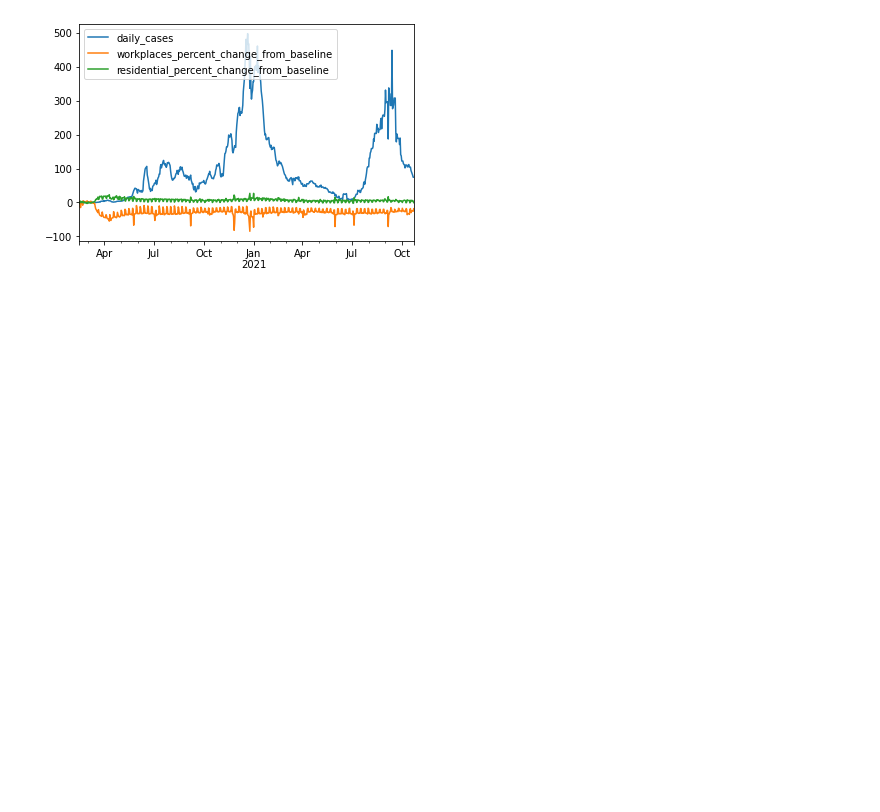
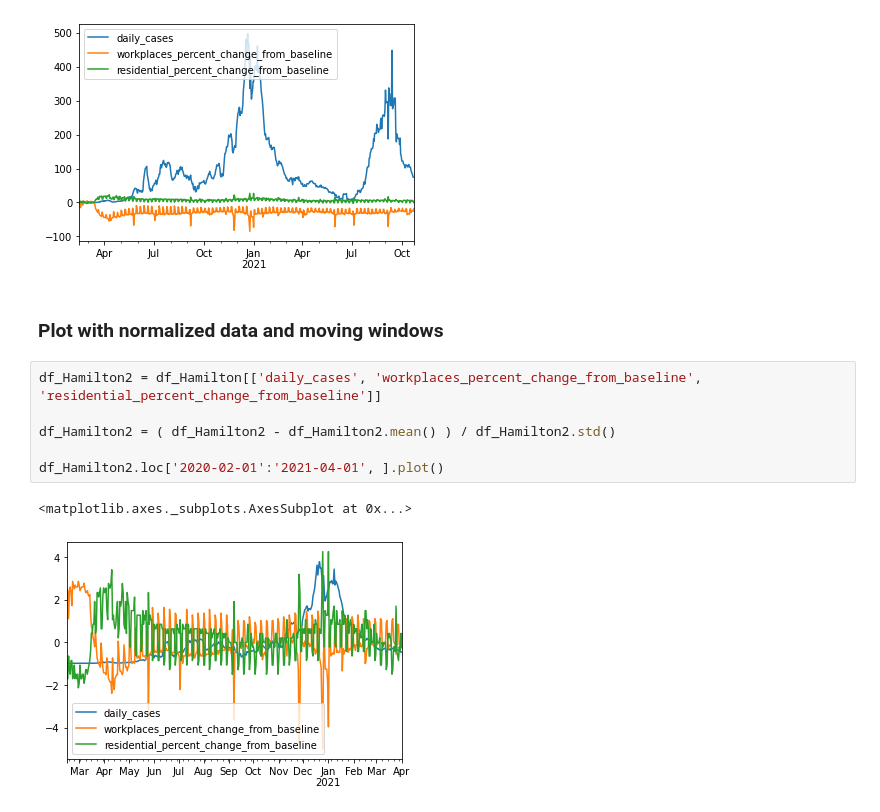
Before and after one commit to hongqin/Python-CoLab-bootcamp, a Jupyter notebook: PD_demo_jhu_covid19.ipynb, the cells around one changed output. Saved outputs shown, nothing was run; the diff lists cells and outputs as text; blank space fills up the shorter version.

Commit message:
plot of Hamilton, TN covid, google mobility with normalization and moving window

```diff
--- a/PD_demo_jhu_covid19.ipynb
+++ b/PD_demo_jhu_covid19.ipynb
@@ -895,3 +896,14 @@ df_Hamilton[['daily_cases', 'workplaces_percent_change_from_baseline', 'resident
 # %% [output]
 <matplotlib.axes._subplots.AxesSubplot at 0x...>
 [figure]
+# %% [markdown]
+### Plot with normalized data and moving windows
+# %%
+df_Hamilton2 = df_Hamilton[['daily_cases', 'workplaces_percent_change_from_baseline', 'residential_percent_change_from_baseline']]
+
+df_Hamilton2 = ( df_Hamilton2 - df_Hamilton2.mean() ) / df_Hamilton2.std()
+
+df_Hamilton2.loc['2020-02-01':'2021-04-01', ].plot()
+# %% [output]
+<matplotlib.axes._subplots.AxesSubplot at 0x...>
+[figure, added]
```
Also changed, not shown: parts of 12 cells of this notebook.
